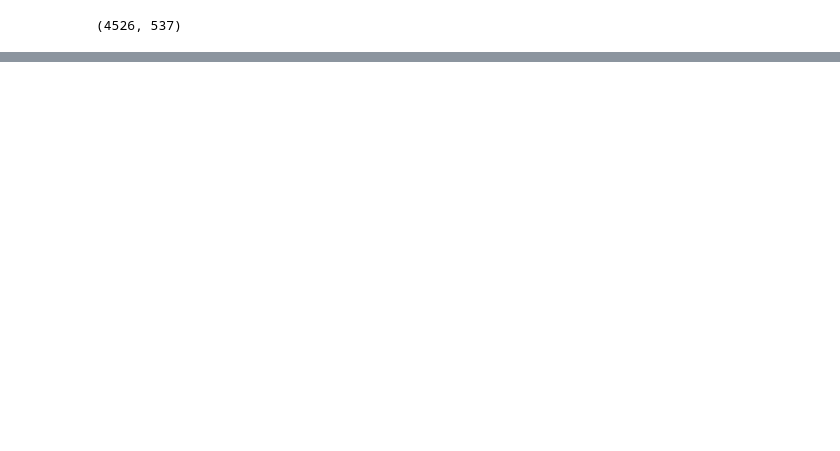
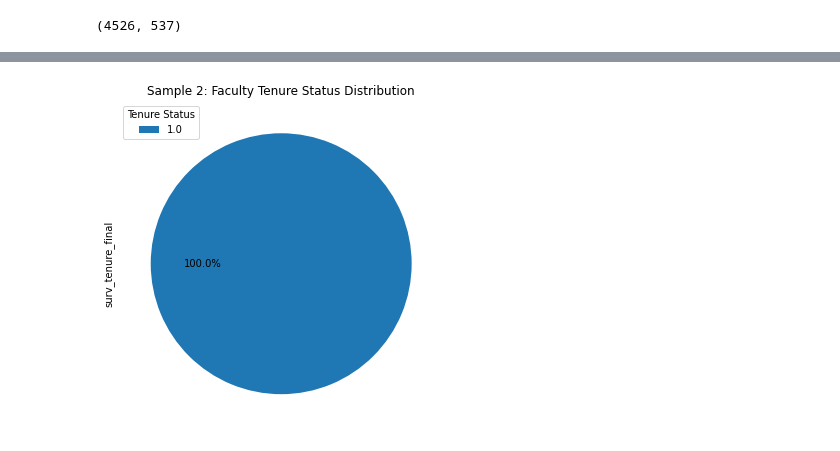
Before and after one commit to eigenhenry/Coache_analysis, a Jupyter notebook: 0_Data Reduction.ipynb, the cells around one changed output, grey strips where cells are left out. Saved outputs shown, nothing was run; the diff lists cells and outputs as text; code cells hidden in the pictures; blank space fills up the shorter version.

```diff
--- a/0_Data Reduction.ipynb
+++ b/0_Data Reduction.ipynb
@@ -203,0 +188,7 @@ hsi_stem_instructional.to_excel("hsi_stem_instructional.xlsx", index=False)
+# %%
+#Sample 2: "PURE Instructional Faculty - those evaluated in mostly teaching"
+
+stem_if = df_STEM_HSI[df_STEM_HSI['q415'] == 2]
+stem_if['surv_tenure_final'].value_counts()
+print("Number of Pure STEM Instructional", len(stem_if))
+stem_if.to_excel("/Users/henrysalgado/Desktop/Coache Data Analysis/Samples/sample2_hsi_stem_instructional_pure.xlsx", index=False)
@@ -203,0 +247,13 @@ hsi_stem_instructional.to_excel("hsi_stem_instructional.xlsx", index=False)
+# %%
+import matplotlib.pyplot as plt
+
+
+faculty_type = stem_if['surv_tenure_final'].value_counts()
+plt.figure(figsize=(8, 6))  #
+faculty_type.plot(kind='pie', autopct='%1.1f%%', labels=None)
+plt.title("Sample 2: Faculty Tenure Status Distribution")
+plt.legend(faculty_type.index, loc="upper left", title="Tenure Status")
+
+plt.show()
+# %% [output]
+[figure, added]
```
Also changed, not shown: parts of 50 cells of this notebook.
